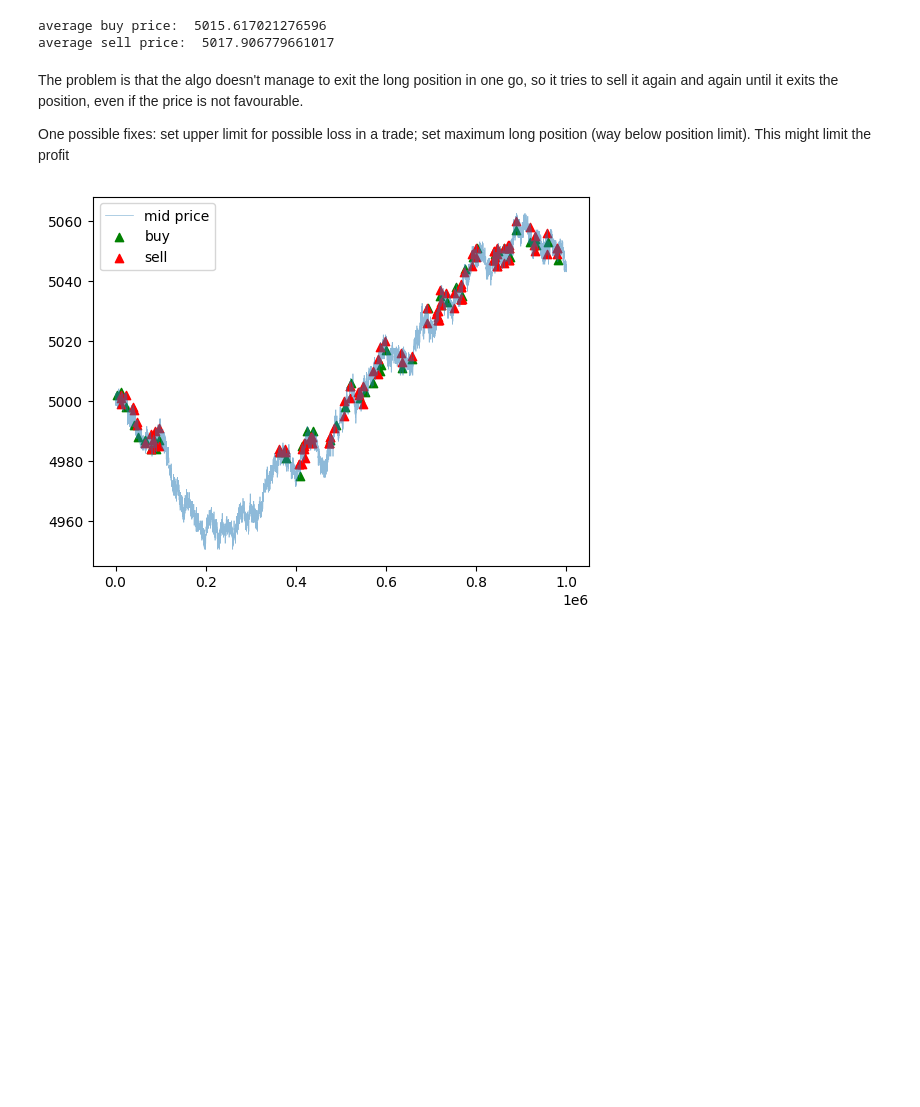
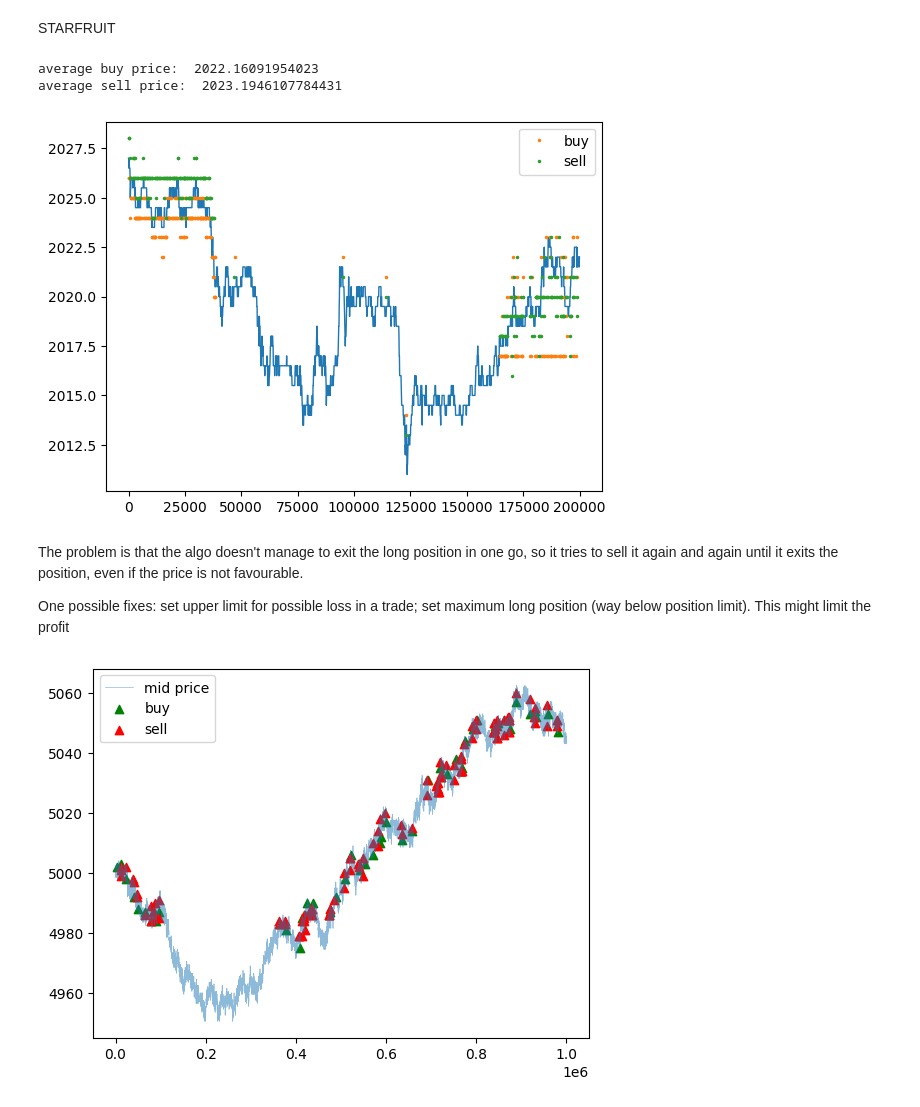
Before and after one commit to karinsim/Prosperity-2-backtester, a Jupyter notebook: round1/round1_pnl.ipynb, the cells around one changed output. Drawn from its saved outputs; the diff is of its cells as text; code cells hidden in the pictures; blank space fills up the shorter version.

```diff
--- a/round1/round1_pnl.ipynb
+++ b/round1/round1_pnl.ipynb
@@ -20,0 +56,11 @@ pnls = ex.iterate(timestamps, mp, trader,
+# %%
+trades_df = pd.DataFrame(columns=["timestamp", "buyer", "seller", "price", "quantity"])
+# %%
+for trade in ex.trade_hist["RAINFOREST_RESIN"]:
+    if len(trade.seller) > 1:
+        row = [trade.timestamp, "", "SUBMISSION", trade.price, trade.quantity]
+
+    elif len(trade.buyer) > 1:
+        row = [trade.timestamp, "SUBMISSION", "", trade.price, trade.quantity]
+
+    trades_df.loc[len(trades_df)] = row
@@ -20,0 +87,2 @@ pnls = ex.iterate(timestamps, mp, trader,
+# %% [markdown]
+STARFRUIT
@@ -21,7 +91,7 @@ pnls = ex.iterate(timestamps, mp, trader,
 # %%
 # process log
 buy_time, buy_price, buy_qt, sell_time, sell_price, sell_qt = [], [], [], [], [], []
-for trade in ex.trade_hist["STARFRUIT"]:
+for trade in ex.trade_hist["KELP"]:
     if len(trade.seller) > 1:
         sell_time.append(trade.timestamp)
         sell_price.append(trade.price)
@@ -34,8 +104,16 @@ for trade in ex.trade_hist["STARFRUIT"]:
 print("average buy price: ", np.array(buy_price).mean(),
       "\naverage sell price: ", np.array(sell_price).mean())
 # %% [output]
-average buy price:  5015.617021276596
-average sell price:  5017.906779661017
+average buy price:  2022.16091954023
+average sell price:  2023.1946107784431
+# %%
+plt.plot(timestamps, mp.loc[mp["product"]=="KELP"]["mid_price"], lw=1)
+plt.plot(buy_time, buy_price, lw=0, marker='.', ms=3, label="buy")
+plt.plot(sell_time, sell_price, lw=0, marker='.', ms=3, label="sell")
+plt.legend()
+plt.show()
+# %% [output]
+[figure, added]
 # %% [markdown]
 The problem is that the algo doesn't manage to exit the long position in one go, so it tries to sell it again and again until it exits the position, even if the price is not favourable.
 
```
Also changed, not shown: parts of 18 cells of this notebook, 4 other files.
